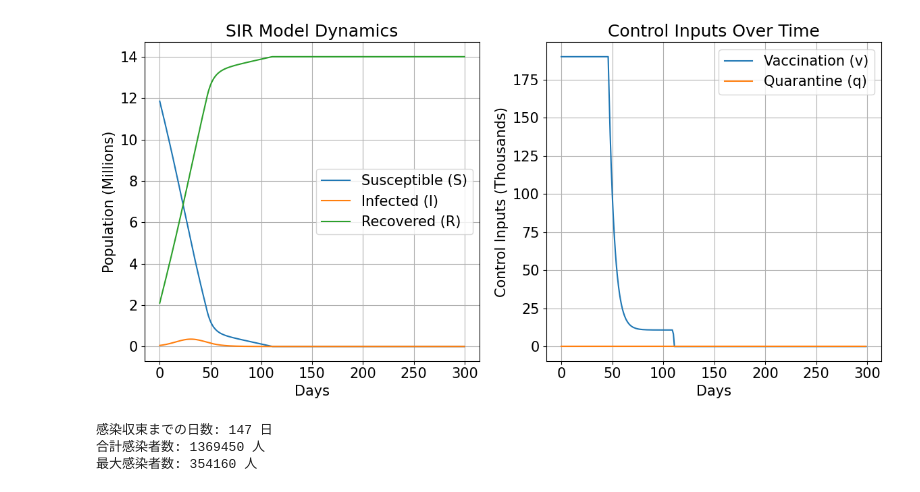
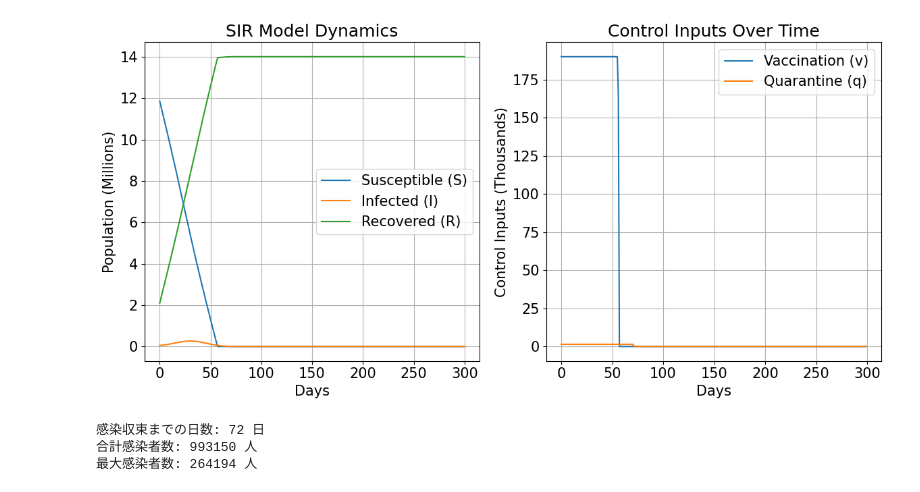
Before and after one commit to junya737/sir-model, a Jupyter notebook: control.ipynb, the cells around one changed output. Drawn from its saved outputs; the diff is of its cells as text; code cells hidden in the pictures.

```diff
--- a/control.ipynb
+++ b/control.ipynb
@@ -5,8 +5,8 @@ import matplotlib.pyplot as plt
 plt.rcParams["font.size"] = 15
 # %%
 USE_VACCINE = True  # ワクチン接種を使うかどうか
-USE_QUARANTINE = False # 隔離を使うかどうか
-
+USE_QUARANTINE = True # 隔離を使うかどうか
+EXTREAM_MODE = False # すべて最大値でワクチン接種と隔離
 
 
 
@@ -14,6 +14,7 @@ USE_QUARANTINE = False # 隔離を使うかどうか
 suffix = ""
 suffix += "_v1" if USE_VACCINE else "_v0"  # ワクチン: v1=使用, v0=未使用
 suffix += "_q1" if USE_QUARANTINE else "_q0"  # 隔離: q1=使用, q0=未使用
+suffix += "_e1" if EXTREAM_MODE else "_e0"  # 最大値: e1=使用, e0=未使用
 
 
 
@@ -104,6 +105,10 @@ for iteration in range(max_iter):
         else:
             q[t] = 0
 
+        if EXTREAM_MODE:
+            v[t] = min(S[t], V_max)
+            q[t] = min(I[t], Q_max)
+
         # 状態遷移 (修正版)
         new_S = S[t] - beta * S[t] * I[t] - v[t]
         new_I = I[t] + beta * S[t] * I[t] - gamma * I[t] - q[t]
@@ -134,34 +139,34 @@ axes[0].plot(time, R / 1e6, label='Recovered (R)')
 axes[0].set_xlabel('Days')
 axes[0].set_ylabel('Population (Millions)')
 axes[0].set_title('SIR Model Dynamics')
 axes[0].legend()
 axes[0].grid(True)
 
 # 2列目: 制御変数 (v, q)
 axes[1].plot(np.arange(T), v / 1e3, label='Vaccination (v)')
 axes[1].plot(np.arange(T), q / 1e3, label='Quarantine (q)')
 axes[1].set_xlabel('Days')
 axes[1].set_ylabel('Control Inputs (Thousands)')
 axes[1].set_title('Control Inputs Over Time')
 axes[1].legend()
 axes[1].grid(True)
 
 # グラフを保存して表示
 plt.tight_layout()  # レイアウト調整
 plt.savefig(f"data/sir_{suffix}.pdf", bbox_inches='tight')  # PDF保存
 plt.show()
 
 
 # 感染収束日数 (感染者が一定以下に減少する日を判断)
 threshold = 10  # 感染者数の閾値 (例えば10人未満で収束と定義)
 days_to_contain = np.argmax(I < threshold)  # 最初に閾値を下回った日
 cumulative_infected = np.sum(I) * dt * gamma
 max_infected = np.max(I)
 print(f"感染収束までの日数: {days_to_contain} 日")
 print(f"合計感染者数: {cumulative_infected:.0f} 人")
 print(f"最大感染者数: {max_infected:.0f} 人")
 # %% [output]
-[figure, old version]
+[figure, new version]
-感染収束までの日数: 147 日
-合計感染者数: 1369450 人
-最大感染者数: 354160 人
+感染収束までの日数: 72 日
+合計感染者数: 993150 人
+最大感染者数: 264194 人
```
